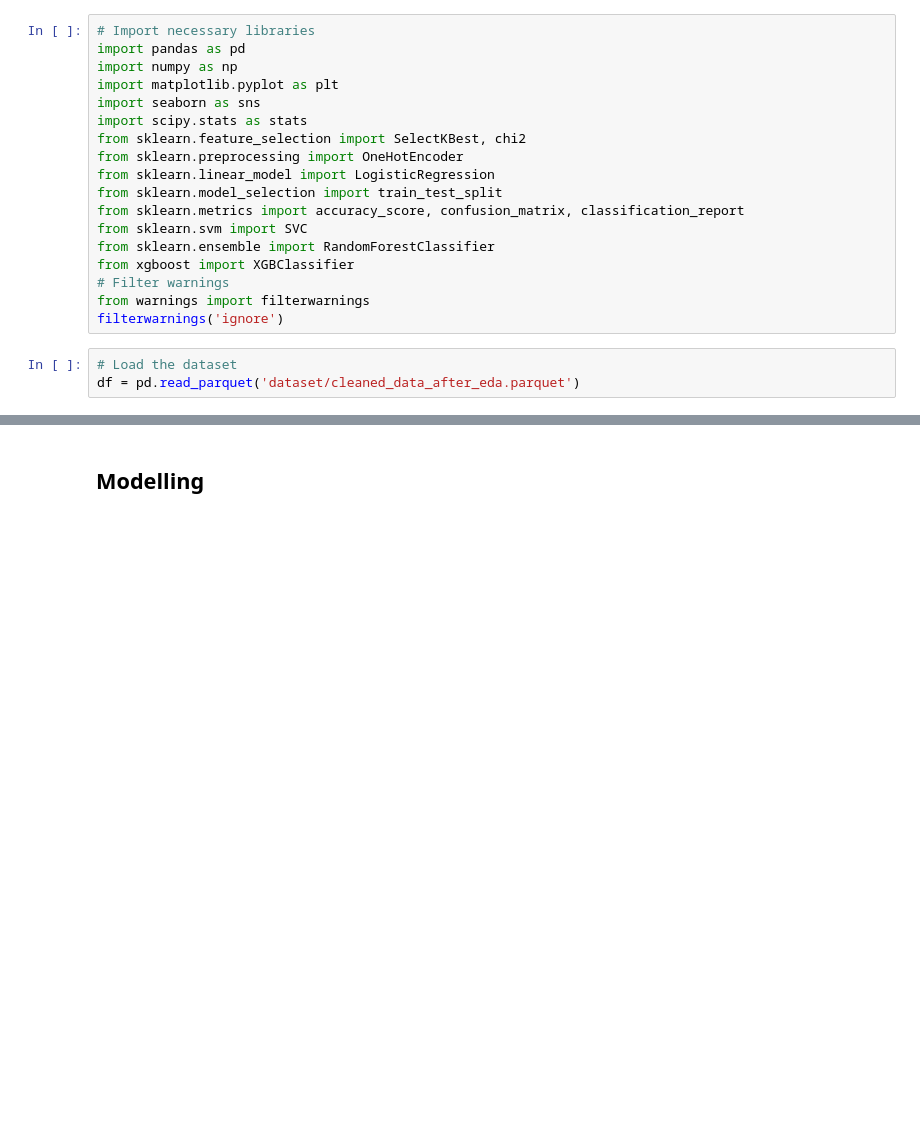
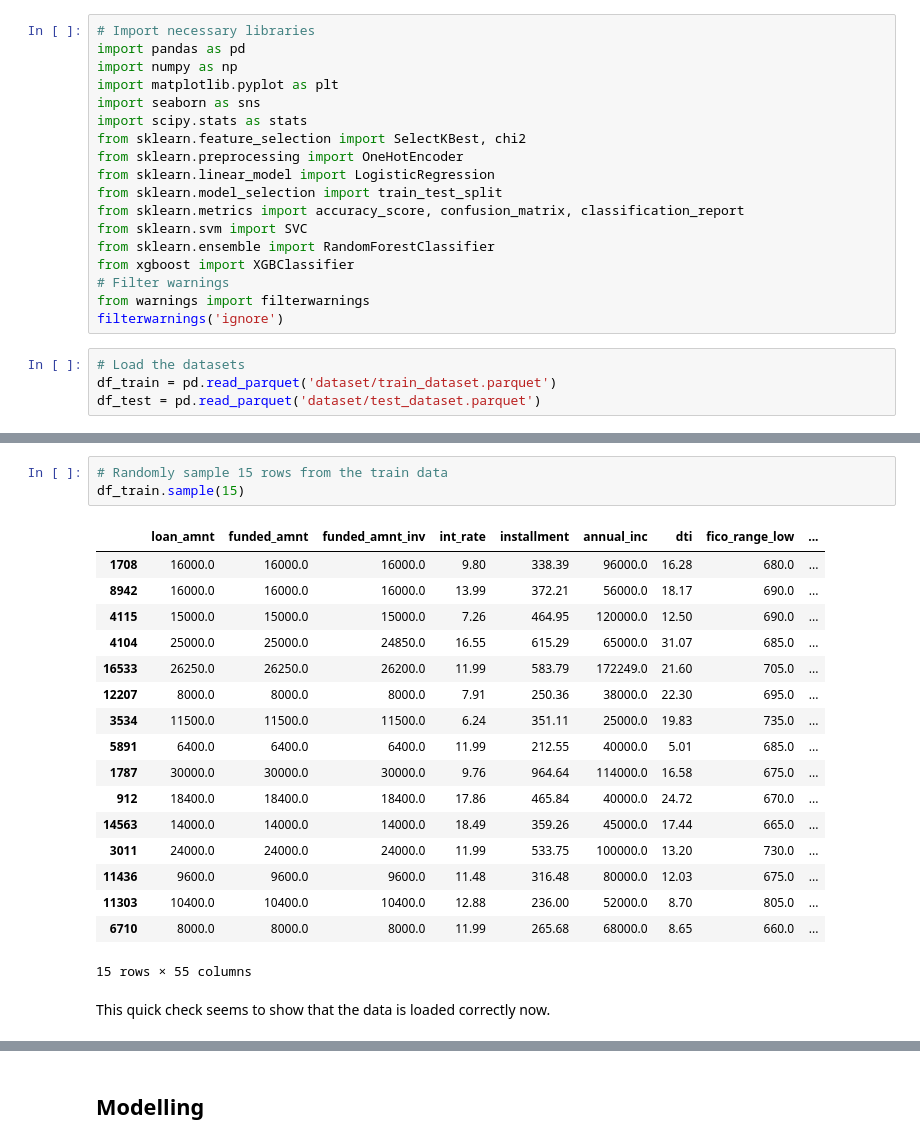
Before and after one commit to rachellliao/loan-default-prediction, a Jupyter notebook: modelling.ipynb, the cells around one changed output, grey strips where cells are left out. Saved outputs shown, nothing was run; the diff lists cells and outputs as text; blank space fills up the shorter version.

Commit message:
Update on data assessment

```diff
--- a/modelling.ipynb
+++ b/modelling.ipynb
@@ -19,5 +19,6 @@ from xgboost import XGBClassifier
 from warnings import filterwarnings
 filterwarnings('ignore')
 # %%
-# Load the dataset
-df = pd.read_parquet('dataset/cleaned_data_after_eda.parquet')
+# Load the datasets
+df_train = pd.read_parquet('dataset/train_dataset.parquet')
+df_test = pd.read_parquet('dataset/test_dataset.parquet')
@@ -23,0 +51,23 @@ df = pd.read_parquet('dataset/cleaned_data_after_eda.parquet')
+# %%
+# Randomly sample 15 rows from the train data
+df_train.sample(15)
+# %% [output]
+|  | loan_amnt | funded_amnt | funded_amnt_inv | int_rate | installment | annual_inc | dti | fico_range_low | ... |
+| 1708 | 16000.0 | 16000.0 | 16000.0 | 9.80 | 338.39 | 96000.0 | 16.28 | 680.0 | ... |
+| 8942 | 16000.0 | 16000.0 | 16000.0 | 13.99 | 372.21 | 56000.0 | 18.17 | 690.0 | ... |
+| 4115 | 15000.0 | 15000.0 | 15000.0 | 7.26 | 464.95 | 120000.0 | 12.50 | 690.0 | ... |
+| 4104 | 25000.0 | 25000.0 | 24850.0 | 16.55 | 615.29 | 65000.0 | 31.07 | 685.0 | ... |
+| 16533 | 26250.0 | 26250.0 | 26200.0 | 11.99 | 583.79 | 172249.0 | 21.60 | 705.0 | ... |
+| 12207 | 8000.0 | 8000.0 | 8000.0 | 7.91 | 250.36 | 38000.0 | 22.30 | 695.0 | ... |
+| 3534 | 11500.0 | 11500.0 | 11500.0 | 6.24 | 351.11 | 25000.0 | 19.83 | 735.0 | ... |
+| 5891 | 6400.0 | 6400.0 | 6400.0 | 11.99 | 212.55 | 40000.0 | 5.01 | 685.0 | ... |
+| 1787 | 30000.0 | 30000.0 | 30000.0 | 9.76 | 964.64 | 114000.0 | 16.58 | 675.0 | ... |
+| 912 | 18400.0 | 18400.0 | 18400.0 | 17.86 | 465.84 | 40000.0 | 24.72 | 670.0 | ... |
+| 14563 | 14000.0 | 14000.0 | 14000.0 | 18.49 | 359.26 | 45000.0 | 17.44 | 665.0 | ... |
+| 3011 | 24000.0 | 24000.0 | 24000.0 | 11.99 | 533.75 | 100000.0 | 13.20 | 730.0 | ... |
+| 11436 | 9600.0 | 9600.0 | 9600.0 | 11.48 | 316.48 | 80000.0 | 12.03 | 675.0 | ... |
+| 11303 | 10400.0 | 10400.0 | 10400.0 | 12.88 | 236.00 | 52000.0 | 8.70 | 805.0 | ... |
+| 6710 | 8000.0 | 8000.0 | 8000.0 | 11.99 | 265.68 | 68000.0 | 8.65 | 660.0 | ... |
+15 rows × 55 columns
+# %% [markdown]
+This quick check seems to show that the data is loaded correctly now.
```
Also changed, not shown: parts of 25 cells of this notebook.
